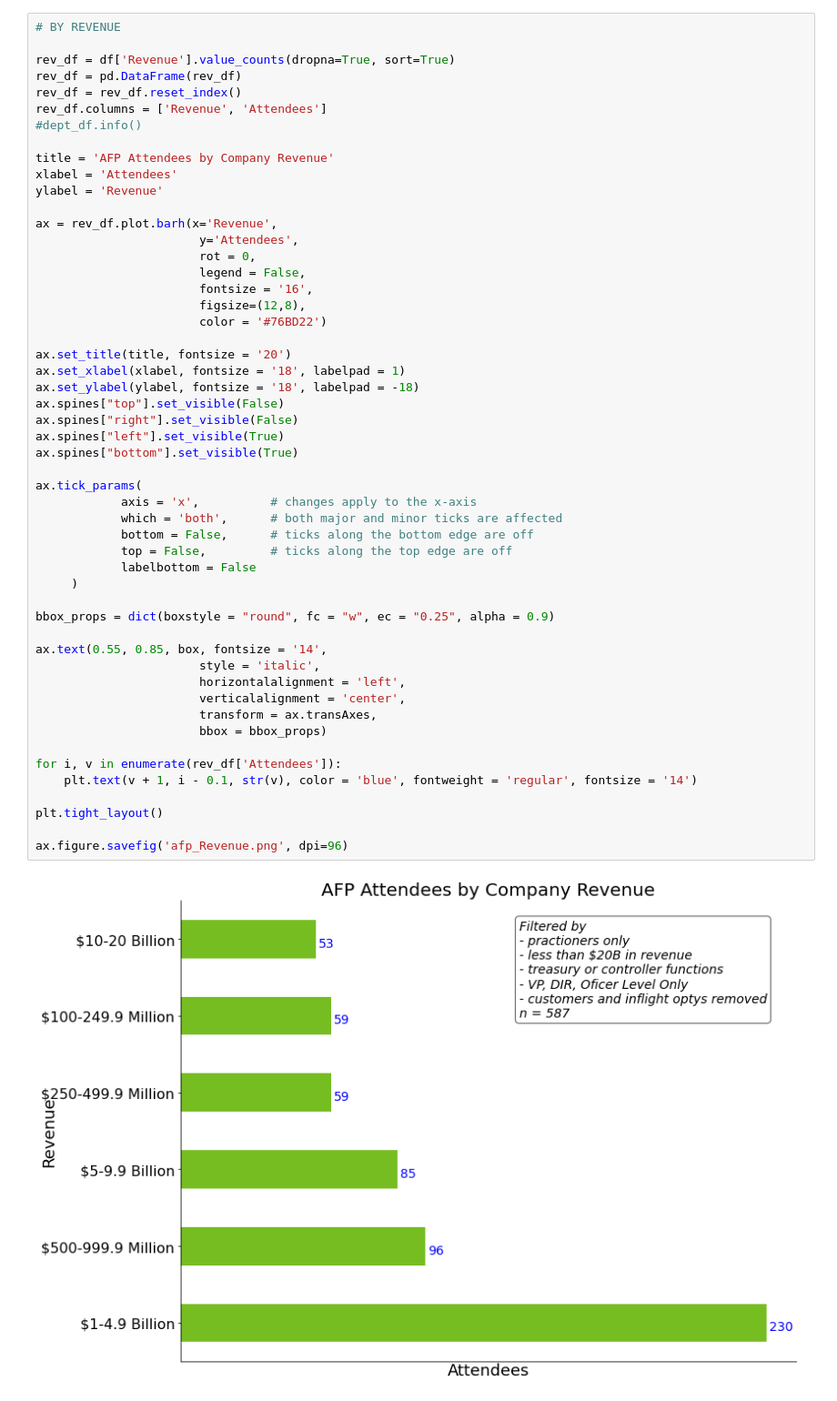
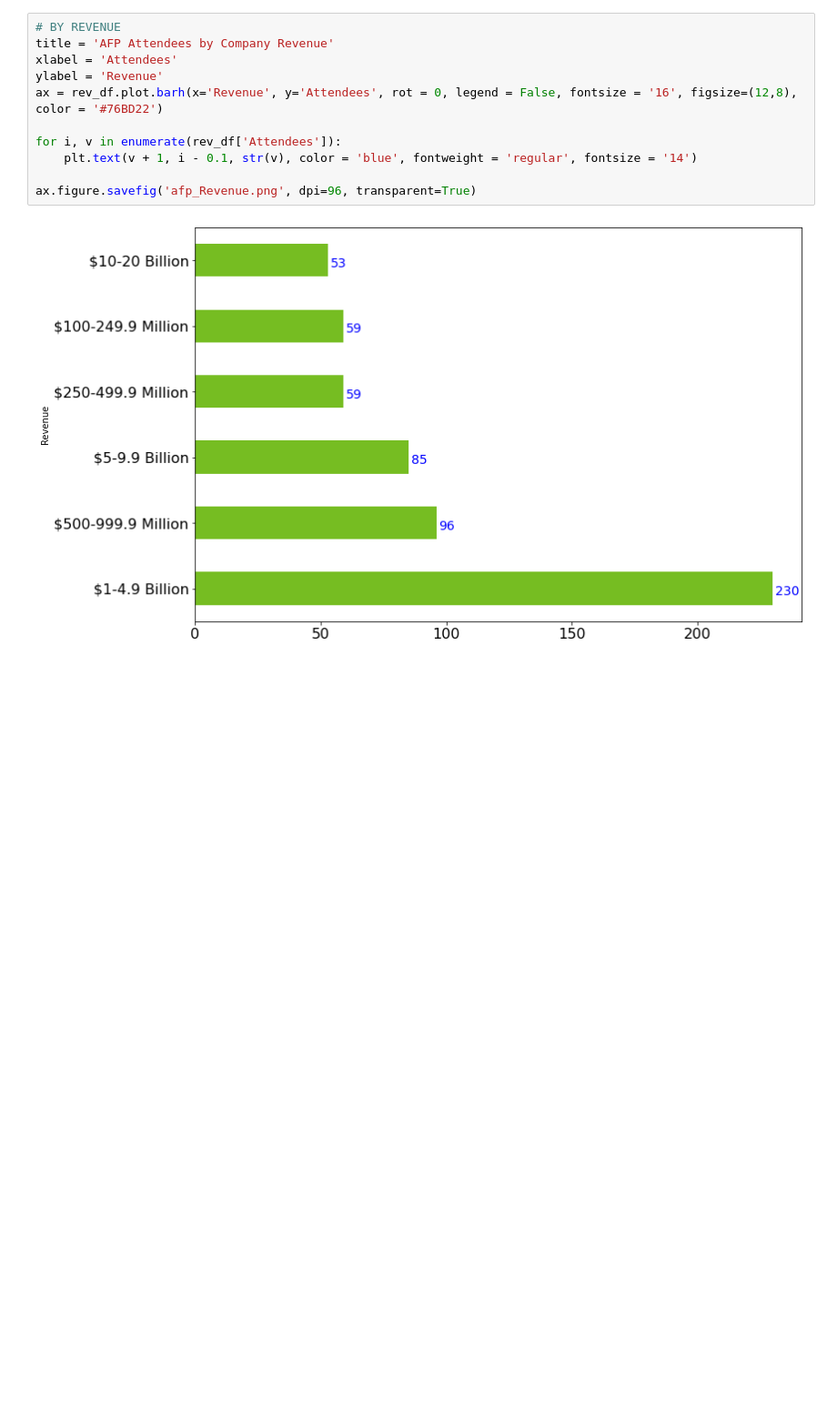
Before and after one commit to bethanysciences/Jupyter_Notebooks, a Jupyter notebook: HT_AFP.ipynb, the cells around one changed output. Shown at 91% size. Drawn from its saved outputs; the diff is of its cells as text; blank space fills up the shorter version.

```diff
--- a/HT_AFP.ipynb
+++ b/HT_AFP.ipynb
@@ -187,57 +156,16 @@ ax.figure.savefig('afp_Department.png', dpi=96)
 # %%
 # BY REVENUE
-
-rev_df = df['Revenue'].value_counts(dropna=True, sort=True)
-rev_df = pd.DataFrame(rev_df)
-rev_df = rev_df.reset_index()
-rev_df.columns = ['Revenue', 'Attendees']
-#dept_df.info()
-
 title = 'AFP Attendees by Company Revenue'
 xlabel = 'Attendees'
 ylabel = 'Revenue'
-
-ax = rev_df.plot.barh(x='Revenue',
-                       y='Attendees',
-                       rot = 0,
-                       legend = False,
-                       fontsize = '16',
-                       figsize=(12,8),
-                       color = '#76BD22')
-
-ax.set_title(title, fontsize = '20')
-ax.set_xlabel(xlabel, fontsize = '18', labelpad = 1)
-ax.set_ylabel(ylabel, fontsize = '18', labelpad = -18)
-ax.spines["top"].set_visible(False)
-ax.spines["right"].set_visible(False)
-ax.spines["left"].set_visible(True)
-ax.spines["bottom"].set_visible(True)
-
-ax.tick_params(
-            axis = 'x',          # changes apply to the x-axis
-            which = 'both',      # both major and minor ticks are affected
-            bottom = False,      # ticks along the bottom edge are off
-            top = False,         # ticks along the top edge are off
-            labelbottom = False
-     )
-
-bbox_props = dict(boxstyle = "round", fc = "w", ec = "0.25", alpha = 0.9)
-
-ax.text(0.55, 0.85, box, fontsize = '14',
-                       style = 'italic',
-                       horizontalalignment = 'left',
-                       verticalalignment = 'center',
-                       transform = ax.transAxes,
-                       bbox = bbox_props)
+ax = rev_df.plot.barh(x='Revenue', y='Attendees', rot = 0, legend = False, fontsize = '16', figsize=(12,8), color = '#76BD22')
 
 for i, v in enumerate(rev_df['Attendees']):
     plt.text(v + 1, i - 0.1, str(v), color = 'blue', fontweight = 'regular', fontsize = '14')
 
-plt.tight_layout()
-
-ax.figure.savefig('afp_Revenue.png', dpi=96)
+ax.figure.savefig('afp_Revenue.png', dpi=96, transparent=True)
 # %% [output]
-[figure, old version]
+[figure, new version]
 # %%
 # ATTENDEE STATE DISTRIBUTION
 
```
Also changed, not shown: parts of 8 cells of this notebook, 6 other files.
